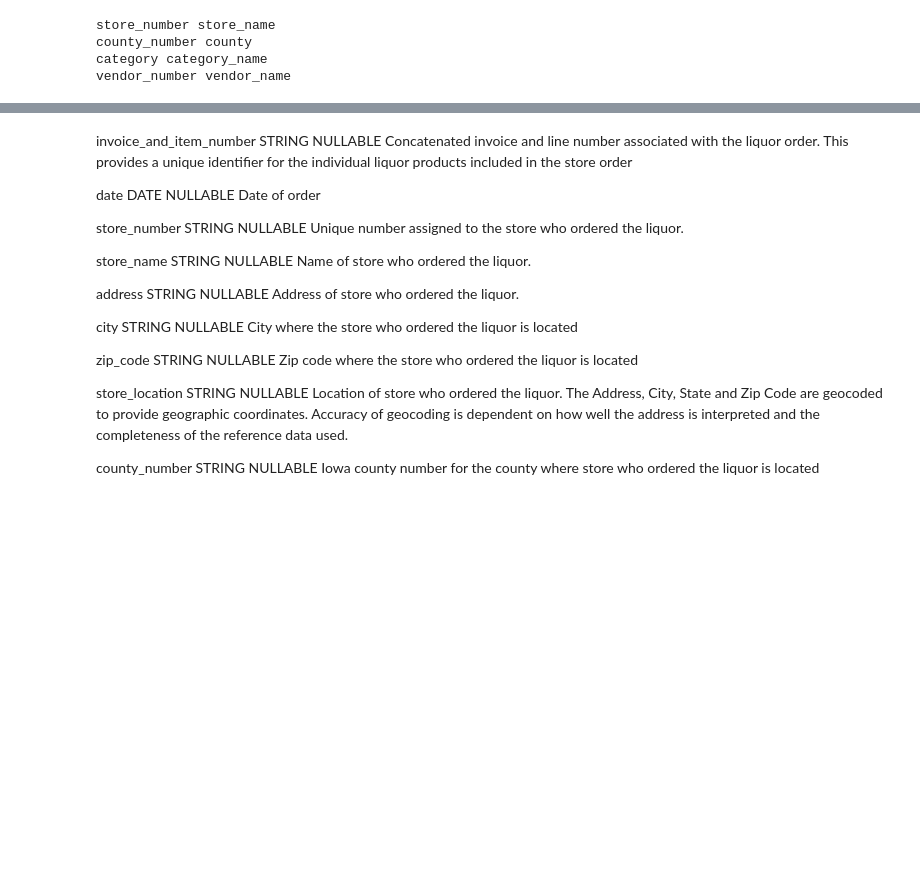
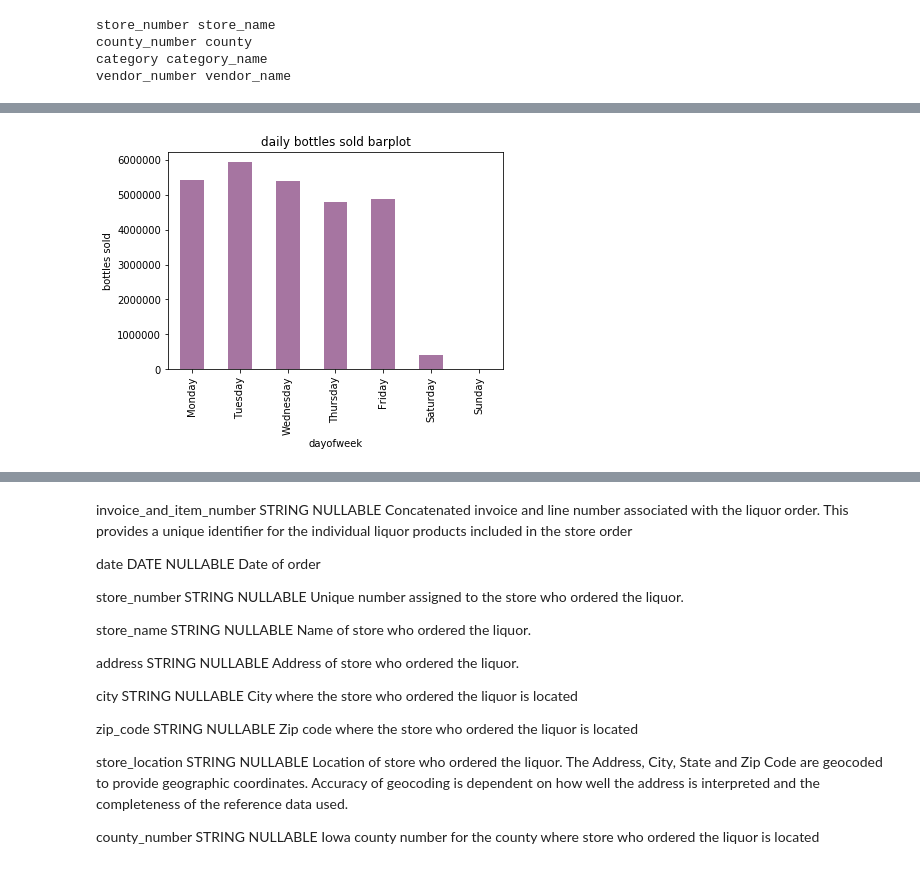
Before and after one commit to krawch1989/iowa_liquor_sales, a Jupyter notebook: main_iowa_liquor.ipynb, the cells around one changed output, grey strips where cells are left out. Cells and saved outputs as stored; diff of their text form; code cells hidden in the pictures; blank space fills up the shorter version.

```diff
--- a/main_iowa_liquor.ipynb
+++ b/main_iowa_liquor.ipynb
@@ -199,0 +198,7 @@ df
+# %%
+df[['dayofweek','bottles_sold']].groupby(['dayofweek'],
+  as_index=True)['bottles_sold'].sum()[['Monday', 'Tuesday','Wednesday','Thursday','Friday','Saturday','Sunday']].plot(kind='bar', color='#a675a1')
+plt.title('daily bottles sold barplot');
+plt.ylabel('bottles sold');
+# %% [output]
+[figure, added]
```
Also changed, not shown: parts of 9 cells of this notebook.
